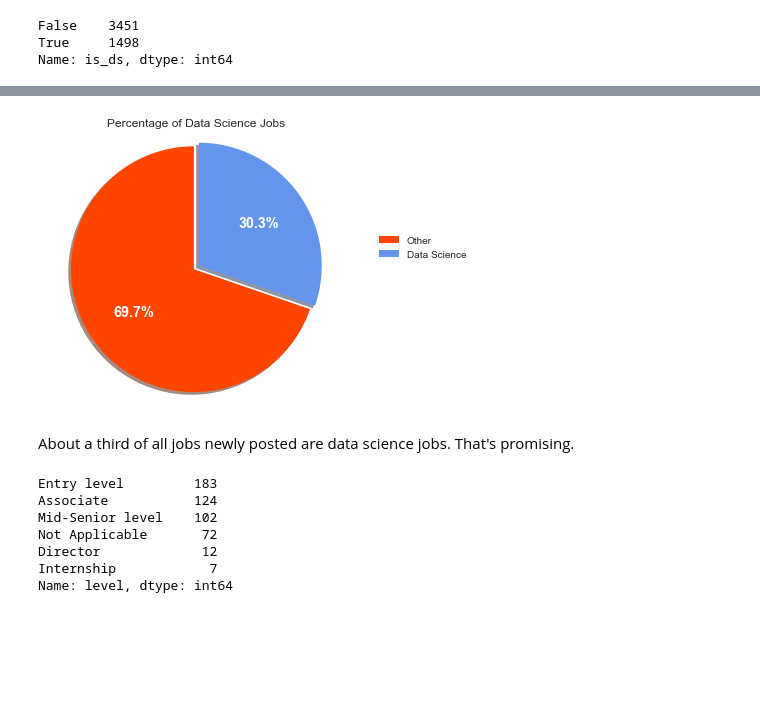
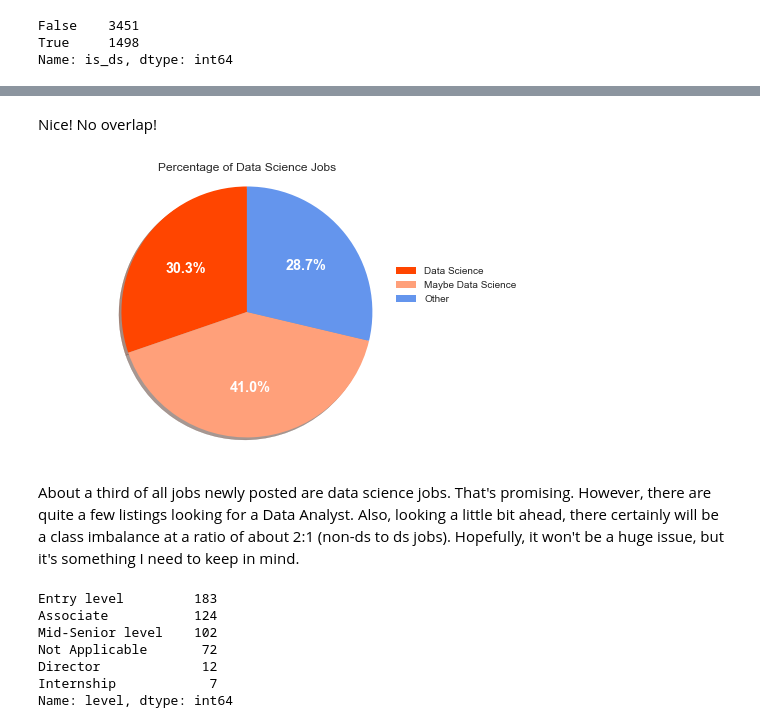
Before and after one commit to 26Jinx/SieveJobs, a Jupyter notebook: LinkedIn_Jobs_Data.ipynb, the cells around one changed output, grey strips where cells are left out. Drawn from its saved outputs; the diff is of its cells as text; code cells hidden in the pictures; blank space fills up the shorter version.

Commit message:
adding a third class

```diff
--- a/LinkedIn_Jobs_Data.ipynb
+++ b/LinkedIn_Jobs_Data.ipynb
@@ -200 +195,5 @@ df['is_ds'] = np.where(df['title'].str.contains('Data Scien'), True, False)
+# %%
+# create another column 'maybe_ds'
+df['maybe_ds'] = np.where(df['title'].str.contains('Data Analys'), True, False)
+#df.sample(15)
 # %%
@@ -204,3 +204,7 @@ is_ds_cts
 False    3451
 True     1498
 Name: is_ds, dtype: int64
+# %%
+# Data Analyst position count
+maybe_ds_cts = df['maybe_ds'].value_counts()
+maybe_ds_cts
@@ -207,25 +228,30 @@ Name: is_ds, dtype: int64
+# %% [markdown]
+Nice! No overlap!
 # %%
 # plot pie chart
-labels = ['Other', 'Data Science']
-sizes = is_ds_cts.tolist()
+labels = ['Data Science', 'Maybe Data Science', 'Other']
+# [ds count, maybe ds count, rest]
+sizes = [is_ds_cts.tolist()[1],
+         is_ds_cts.tolist()[0]-maybe_ds_cts.tolist()[1],
+         maybe_ds_cts.tolist()[1]]
 
 f, ax = plt.subplots(figsize=(5, 5))
 text_dict = {'color' : 'w',
              'size'  : 'x-large',
              'weight': 'bold'}
-colors = ['orangered', 'cornflowerblue']
+colors = ['orangered', 'lightsalmon', 'cornflowerblue']
 
-ax.pie(sizes, labels=labels, autopct='%1.1f%%', startangle=90, shadow=True, explode=[0.05, 0],
+ax.pie(sizes, labels=labels, autopct='%1.1f%%', startangle=90, shadow=True,
        textprops=text_dict, colors=colors)
 ax.axis('equal')
 
 plt.title('Percentage of Data Science Jobs')
 plt.legend(loc=4, bbox_to_anchor=(1, 0.5, 0.5, 0.5))
 plt.show()
 # %% [output]
-[figure, old version]
+[figure, new version]
-# %% [markdown]
-About a third of all jobs newly posted are data science jobs. That's promising.
+# %% [markdown]
+About a third of all jobs newly posted are data science jobs. That's promising. However, there are quite a few listings looking for a Data Analyst. Also, looking a little bit ahead, there certainly will be a class imbalance at a ratio of about 2:1 (non-ds to ds jobs). Hopefully, it won't be a huge issue, but it's something I need to keep in mind.
 # %%
 lvl_cts = df['level'].value_counts()
 print(lvl_cts)
```
Also changed, not shown: parts of 5 cells of this notebook.
